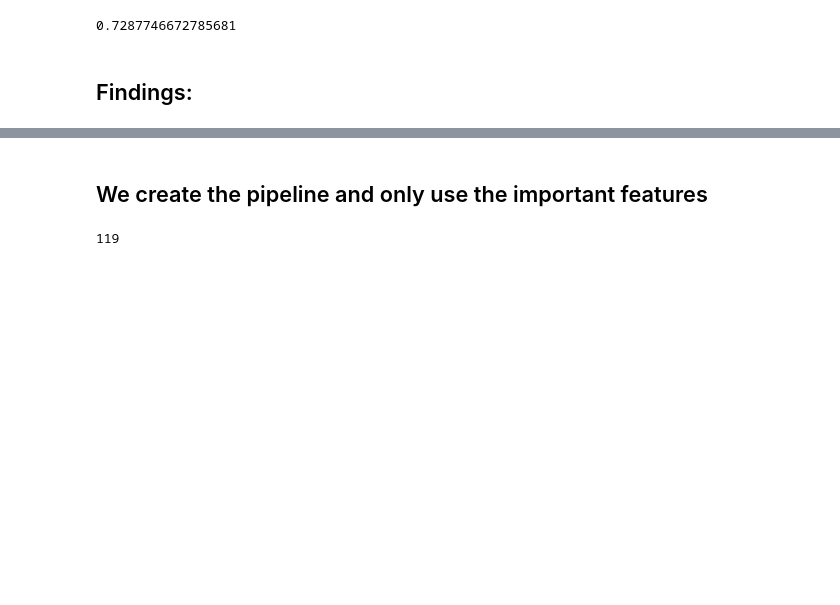
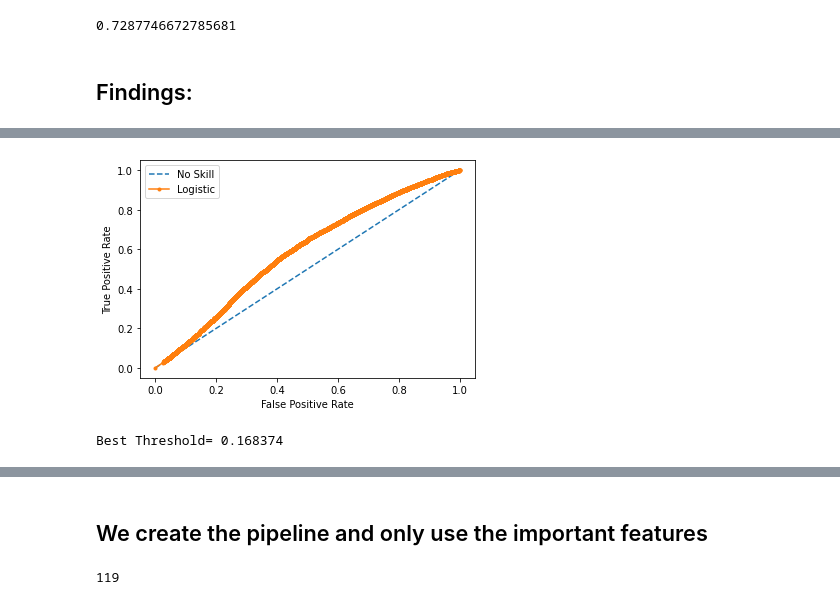
Before and after one commit to Milkafreak/Group_11_ML, a Jupyter notebook: Prosper/Project_G11__Deep_learning_Version04.ipynb, the cells around one changed output, grey strips where cells are left out. Saved outputs shown, nothing was run; the diff lists cells and outputs as text; code cells hidden in the pictures; blank space fills up the shorter version.

```diff
--- a/Prosper/Project_G11__Deep_learning_Version04.ipynb
+++ b/Prosper/Project_G11__Deep_learning_Version04.ipynb
@@ -530,0 +589,39 @@ clf.score(X_train, y_train)
+# %%
+# roc curve for logistic regression model
+from sklearn.datasets import make_classification
+from sklearn.linear_model import LogisticRegression
+from sklearn.model_selection import train_test_split
+from sklearn.metrics import roc_curve
+from matplotlib import pyplot
+
+# predict probabilities
+yhat =lg_reg.predict_proba(X_train)
+# keep probabilities for the positive outcome only
+yhat = yhat[:, 1]
+# calculate roc curves
+fpr, tpr, thresholds = roc_curve(y_train, yhat)
+# plot the roc curve for the model
+pyplot.plot([0,1], [0,1], linestyle='--', label='No Skill')
+pyplot.plot(fpr, tpr, marker='.', label='Logistic')
+# axis labels
+pyplot.xlabel('False Positive Rate')
+pyplot.ylabel('True Positive Rate')
+pyplot.legend()
+# show the plot
+pyplot.show()
+# %% [output]
+[figure, added]
+# %%
+from numpy import *
+yhat = lg_reg.predict_proba(X_train)
+# keep probabilities for the positive outcome only
+yhat = yhat[:, 1]
+# calculate roc curves
+fpr, tpr, thresholds = roc_curve(y_train, yhat)
+# get the best threshold
+J = tpr - fpr
+ix = argmax(J)
+best_thresh = thresholds[ix]
+print('Best Threshold= %f' % (best_thresh))
+# %% [output]
+Best Threshold= 0.168374
```
Also changed, not shown: parts of 9 cells of this notebook.
